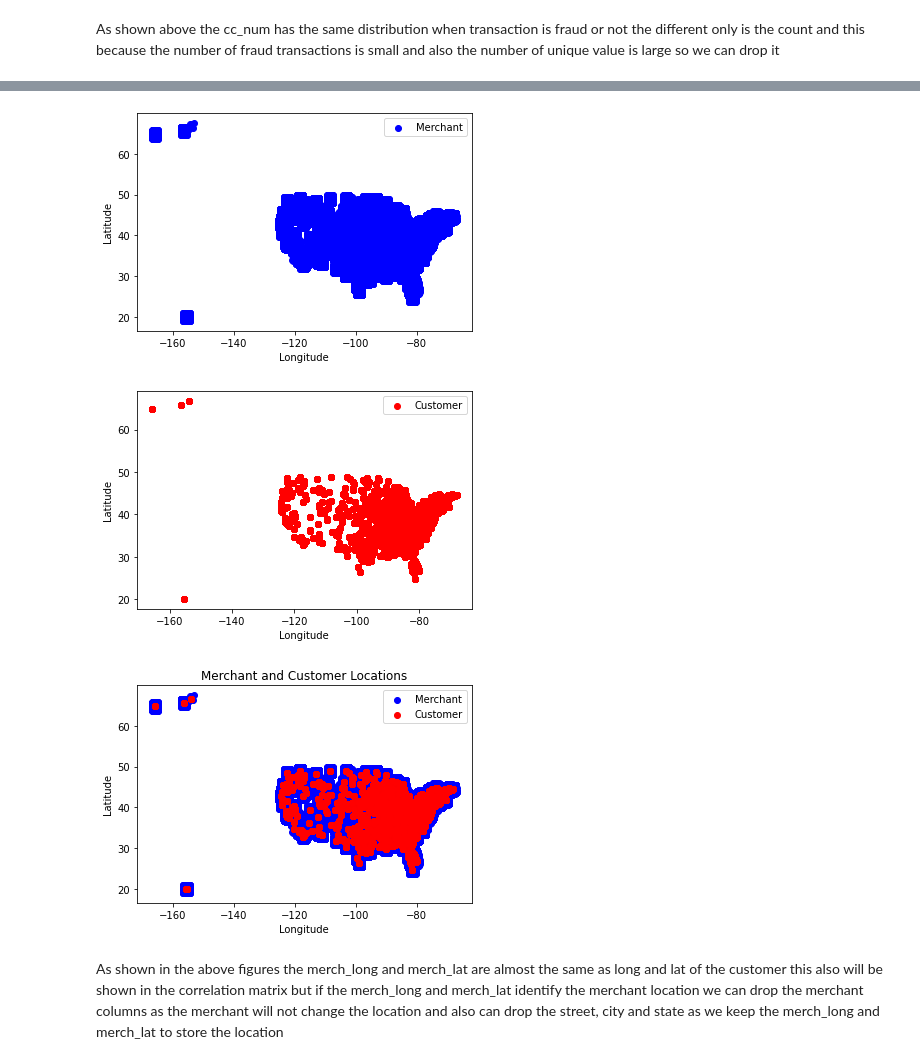
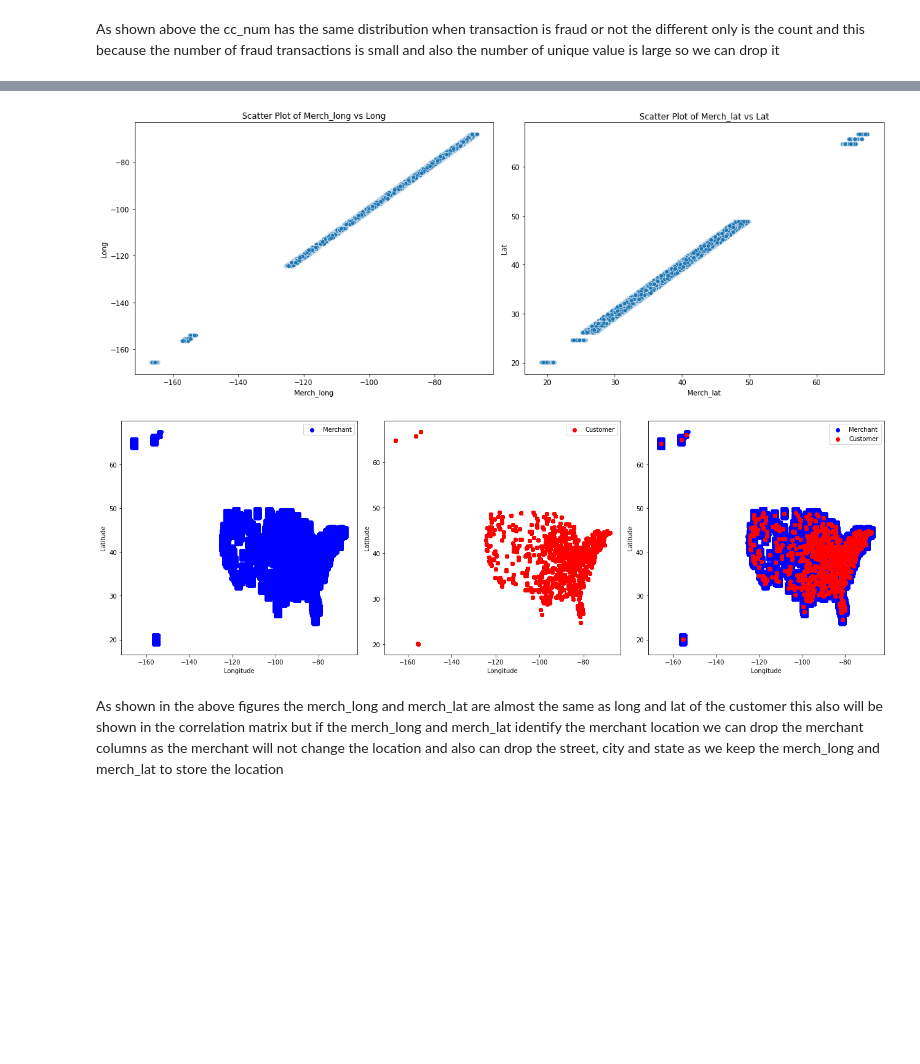
Before and after one commit to First-Last-Dance/Credit_Card_Transactions_Fraud_Detection, a Jupyter notebook: main.ipynb, the cells around one changed output, grey strips where cells are left out. Saved outputs shown, nothing was run; the diff lists cells and outputs as text; code cells hidden in the pictures; blank space fills up the shorter version.

```diff
--- a/main.ipynb
+++ b/main.ipynb
@@ -90,34 +68,59 @@ plt.show()
+# %%
+import seaborn as sns
+import matplotlib.pyplot as plt
+
+# Create a figure with two subplots
+fig, axes = plt.subplots(1, 2, figsize=(16, 6))
+
+# Plot 'merch_long' vs 'long' on the first subplot
+sns.scatterplot(x='merch_long', y='long', data=df, ax=axes[0])
+axes[0].set_xlabel('Merch_long')
+axes[0].set_ylabel('Long')
+axes[0].set_title('Scatter Plot of Merch_long vs Long')
+
+# Plot 'merch_lat' vs 'lat' on the second subplot
+sns.scatterplot(x='merch_lat', y='lat', data=df, ax=axes[1])
+axes[1].set_xlabel('Merch_lat')
+axes[1].set_ylabel('Lat')
+axes[1].set_title('Scatter Plot of Merch_lat vs Lat')
+
+# Adjust layout to prevent overlap
+plt.tight_layout()
+
+# Show the plot
+plt.show()
+# %% [output]
+[figure, added]
 # %%
-# Assuming df is your DataFrame with 'merch_long', 'merch_lat', 'long', and 'lat' columns
+# Create a figure with three subplots
+fig, axes = plt.subplots(1, 3, figsize=(18, 6))
 
-# Create a scatter plot for merchant locations
-plt.scatter(df['merch_long'], df['merch_lat'], color='blue', label='Merchant')
-plt.xlabel('Longitude')
-plt.ylabel('Latitude')
-plt.legend()
-plt.show()
+# Plot merchant locations on the first subplot
+axes[0].scatter(df['merch_long'], df['merch_lat'], color='blue', label='Merchant')
+axes[0].set_xlabel('Longitude')
+axes[0].set_ylabel('Latitude')
+axes[0].legend()
 
-# Create a scatter plot for customer locations
-plt.scatter(df['long'], df['lat'], color='red', label='Customer')
-plt.xlabel('Longitude')
-plt.ylabel('Latitude')
-plt.legend()
-plt.show()
+# Plot customer locations on the second subplot
+axes[1].scatter(df['long'], df['lat'], color='red', label='Customer')
+axes[1].set_xlabel('Longitude')
+axes[1].set_ylabel('Latitude')
+axes[1].legend()
 
-plt.scatter(df['merch_long'], df['merch_lat'], color='blue', label='Merchant')
-plt.scatter(df['long'], df['lat'], color='red', label='Customer')
-# Add labels and title
-plt.title('Merchant and Customer Locations')
-plt.xlabel('Longitude')
-plt.ylabel('Latitude')
-# Add legend
-plt.legend()
+# Plot both merchant and customer locations on the third subplot
+axes[2].scatter(df['merch_long'], df['merch_lat'], color='blue', label='Merchant')
+axes[2].scatter(df['long'], df['lat'], color='red', label='Customer')
+axes[2].set_xlabel('Longitude')
+axes[2].set_ylabel('Latitude')
+axes[2].legend()
+
+# Adjust layout to prevent overlap
+plt.tight_layout()
+
 # Show the plot
 plt.show()
 # %% [output]
-[figure, old version]
+[figure, new version]
-[figure, removed]
-[figure, removed]
 # %% [markdown]
 As shown in the above figures the merch_long and merch_lat are almost the same as long and lat of the customer this also will be shown in the correlation matrix but if the merch_long and merch_lat identify the merchant location we can drop the merchant columns as the merchant will not change the location and also can drop the street, city and state as we keep the merch_long and merch_lat to store the location
 # %%
```
Also changed, not shown: parts of 12 cells of this notebook, 2 other files.
